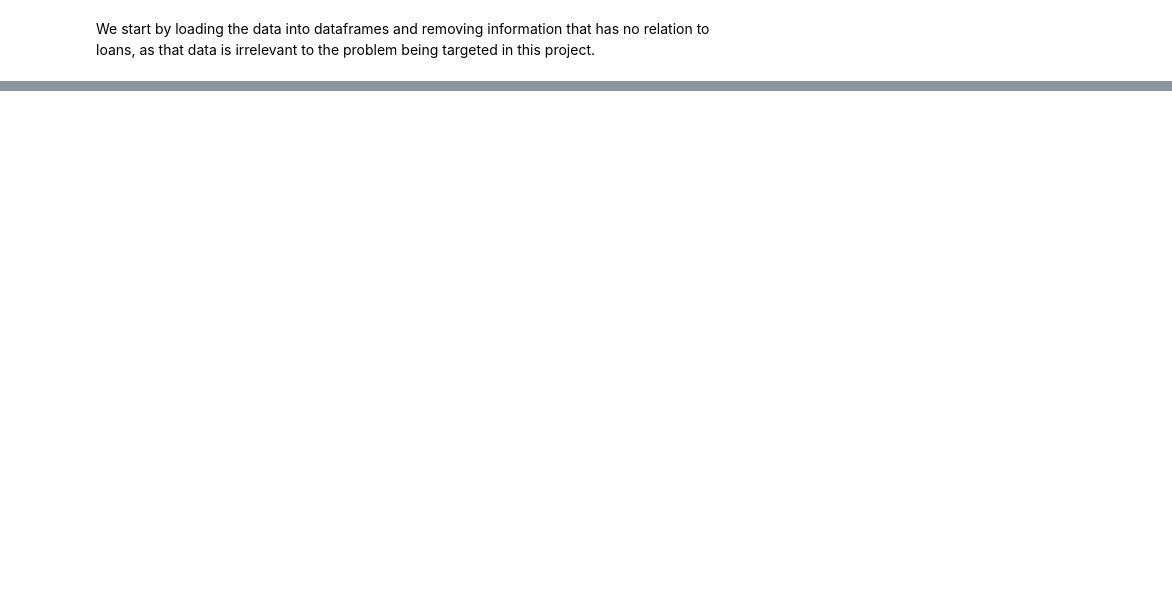
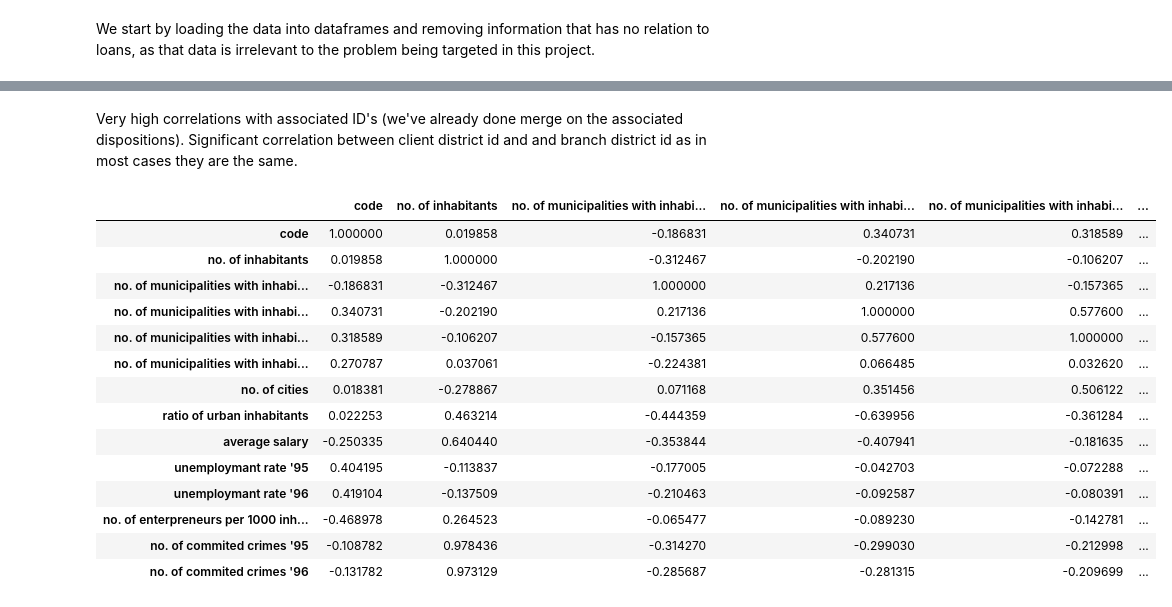
Before and after one commit to SergioEstevao11/FEUP-AC, a Jupyter notebook: src/bank_mining.ipynb, the cells around one changed output, grey strips where cells are left out. Saved outputs shown, nothing was run; the diff lists cells and outputs as text; code cells hidden in the pictures; blank space fills up the shorter version.

```diff
--- a/src/bank_mining.ipynb
+++ b/src/bank_mining.ipynb
@@ -260,0 +209,24 @@ accounts_with_balances
+# %% [markdown]
+Very high correlations with associated ID's (we've already done merge on the associated dispositions). Significant correlation between client district id and and branch district id as in most cases they are the same.
+# %%
+#check correlations for districts
+rs = np.random.RandomState(0)
+df = pd.DataFrame(rs.rand(10, 10))
+corr = districts.corr()
+corr.style.background_gradient(cmap='coolwarm')
+# %% [output]
+|  | code | no. of inhabitants | no. of municipalities with inhabi... | no. of municipalities with inhabi... | no. of municipalities with inhabi... | ... |
+| code | 1.000000 | 0.019858 | -0.186831 | 0.340731 | 0.318589 | ... |
+| no. of inhabitants | 0.019858 | 1.000000 | -0.312467 | -0.202190 | -0.106207 | ... |
+| no. of municipalities with inhabi... | -0.186831 | -0.312467 | 1.000000 | 0.217136 | -0.157365 | ... |
+| no. of municipalities with inhabi... | 0.340731 | -0.202190 | 0.217136 | 1.000000 | 0.577600 | ... |
+| no. of municipalities with inhabi... | 0.318589 | -0.106207 | -0.157365 | 0.577600 | 1.000000 | ... |
+| no. of municipalities with inhabi... | 0.270787 | 0.037061 | -0.224381 | 0.066485 | 0.032620 | ... |
+| no. of cities | 0.018381 | -0.278867 | 0.071168 | 0.351456 | 0.506122 | ... |
+| ratio of urban inhabitants | 0.022253 | 0.463214 | -0.444359 | -0.639956 | -0.361284 | ... |
+| average salary | -0.250335 | 0.640440 | -0.353844 | -0.407941 | -0.181635 | ... |
+| unemploymant rate '95 | 0.404195 | -0.113837 | -0.177005 | -0.042703 | -0.072288 | ... |
+| unemploymant rate '96 | 0.419104 | -0.137509 | -0.210463 | -0.092587 | -0.080391 | ... |
+| no. of enterpreneurs per 1000 inh... | -0.468978 | 0.264523 | -0.065477 | -0.089230 | -0.142781 | ... |
+| no. of commited crimes '95 | -0.108782 | 0.978436 | -0.314270 | -0.299030 | -0.212998 | ... |
+| no. of commited crimes '96 | -0.131782 | 0.973129 | -0.285687 | -0.281315 | -0.209699 | ... |
```
Also changed, not shown: parts of 49 cells of this notebook, 7 other files.
